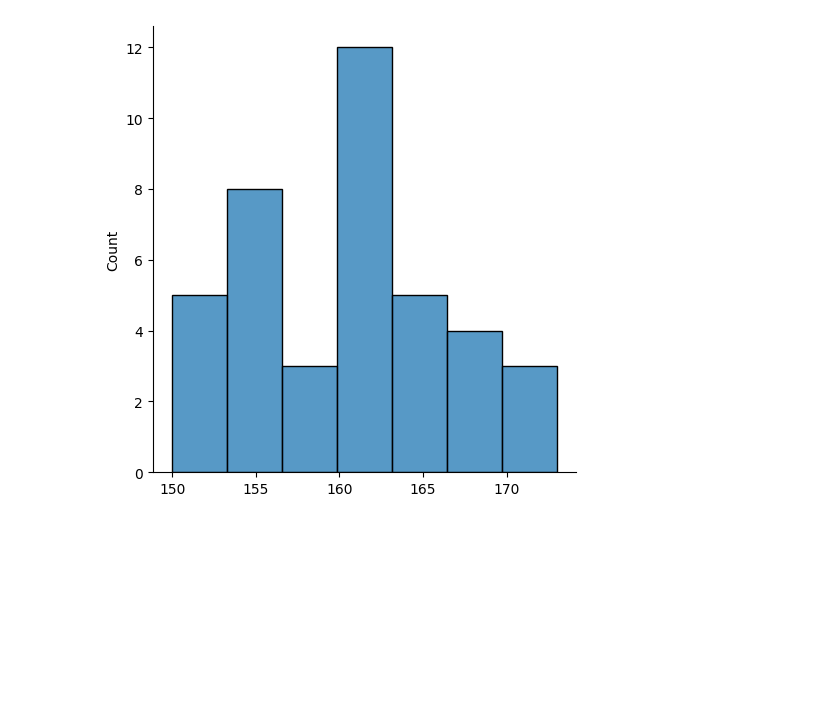
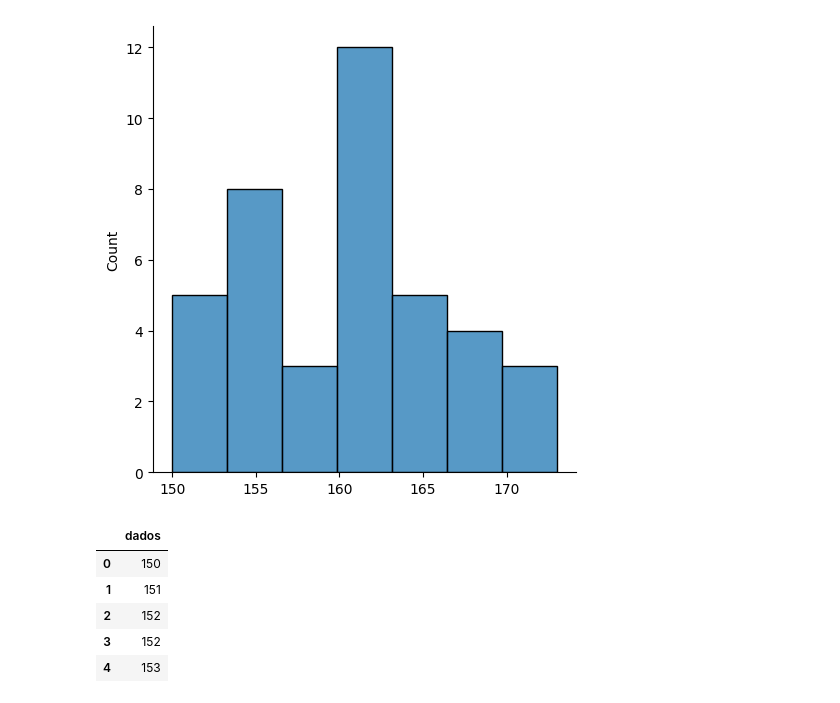
Before and after one commit to HammadN98/Curso_Estatistica, a Jupyter notebook: S4_Distribuicao_de_frequencia.ipynb, the cells around one changed output. Saved outputs shown, nothing was run; the diff lists cells and outputs as text; code cells hidden in the pictures; blank space fills up the shorter version.

```diff
--- a/S4_Distribuicao_de_frequencia.ipynb
+++ b/S4_Distribuicao_de_frequencia.ipynb
@@ -190,3 +190,12 @@ dataset.plot.hist()
 sns.displot(dados);
 # %% [output]
 [figure]
+# %%
+dataset.head()
+# %% [output]
+|  | dados |
+| 0 | 150 |
+| 1 | 151 |
+| 2 | 152 |
+| 3 | 152 |
+| 4 | 153 |
```
Also changed, not shown: parts of 16 cells of this notebook.
